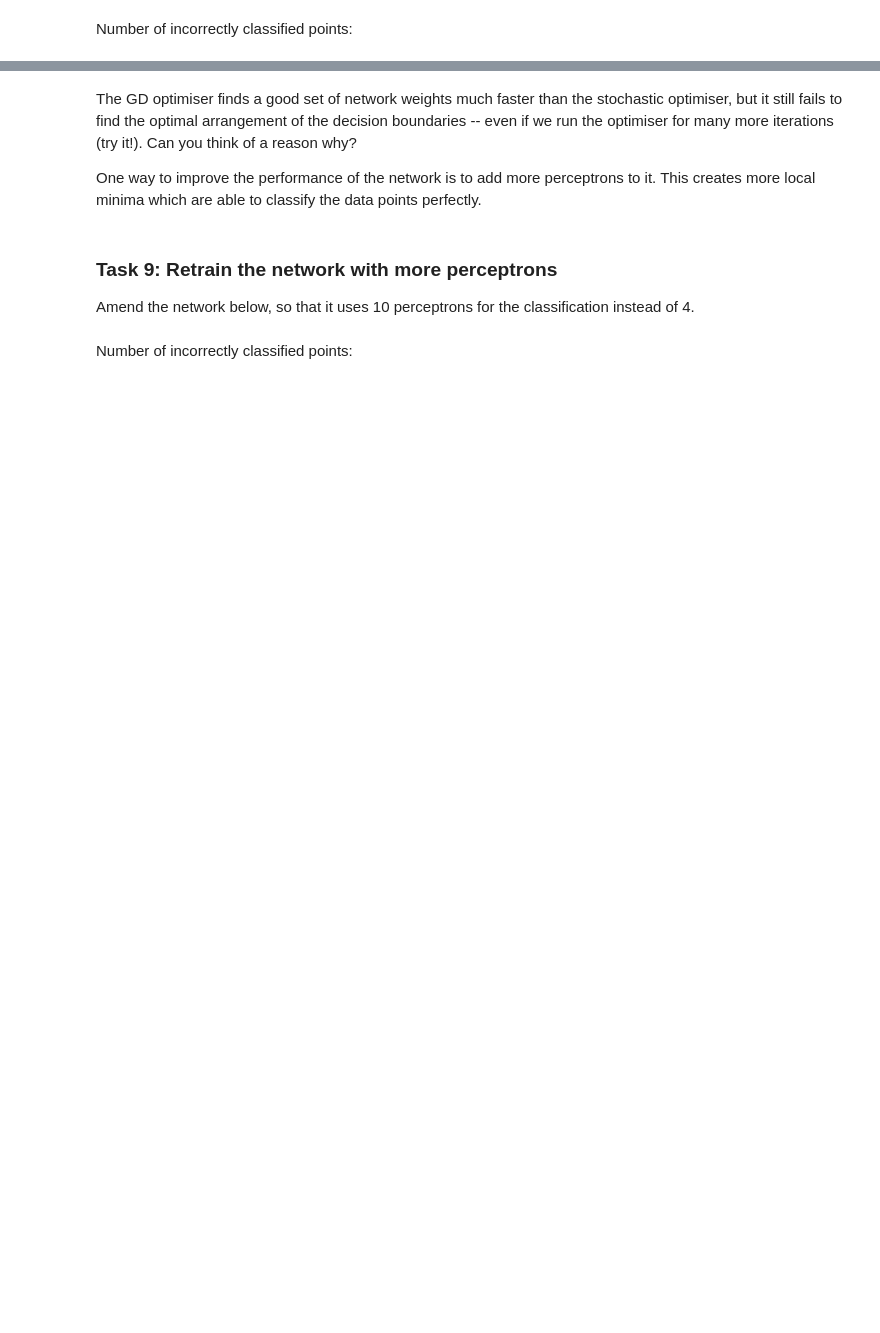
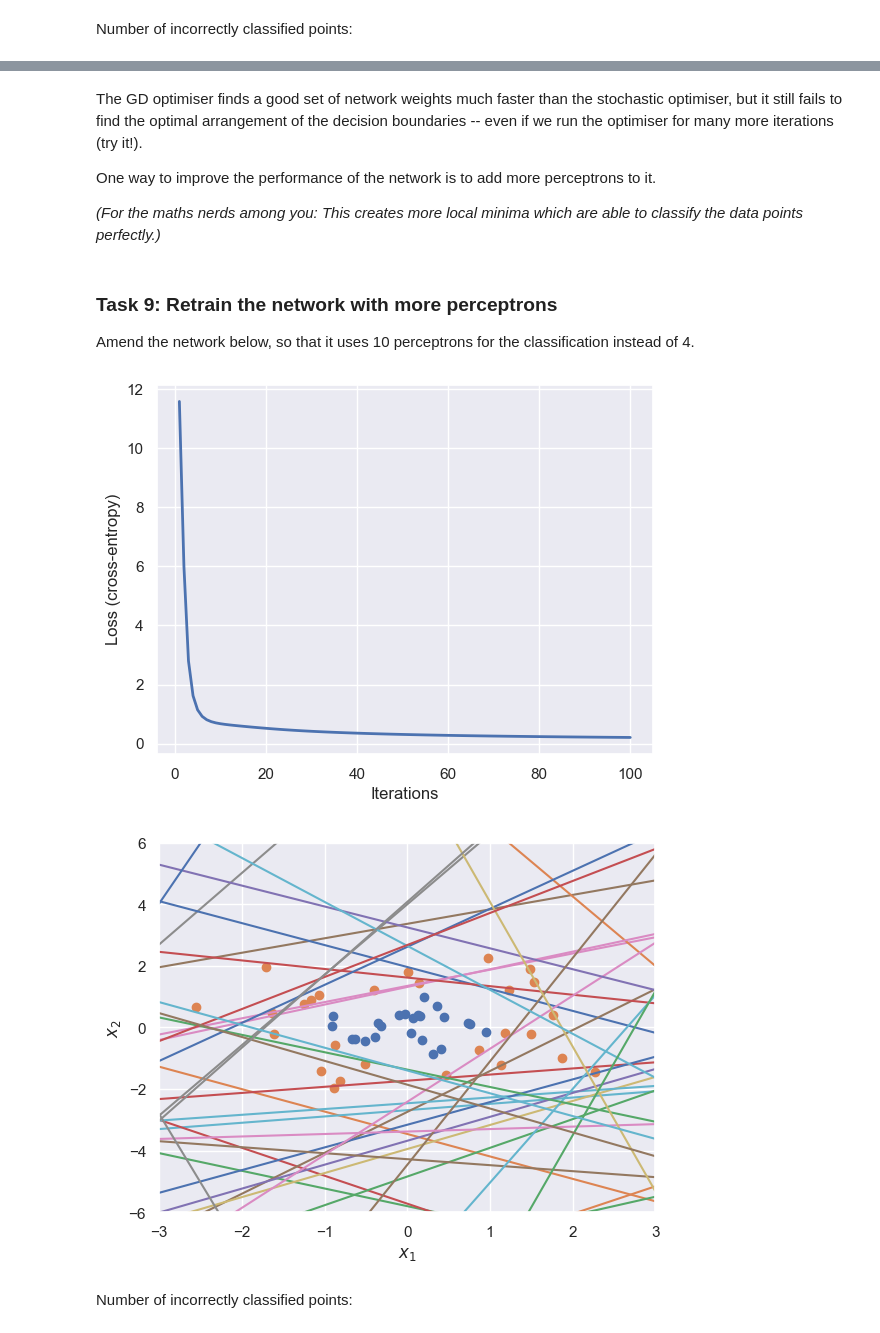
Before and after one commit to equinor/kai-edc2024-workshop, a Jupyter notebook: 1_introduction/notebook.ipynb, the cells around one changed output, grey strips where cells are left out. Cells and saved outputs as stored; diff of their text form; code cells hidden in the pictures; blank space fills up the shorter version.

Commit message:
make the maths simpler, add more examples

```diff
--- a/1_introduction/notebook.ipynb
+++ b/1_introduction/notebook.ipynb
@@ -55,6 +55,10 @@ def perceptron(x):
     weights = [0.2, -0.3, 0.9, 0.4, -0.9, -0.5]
 
     # TODO: Calculate y
+    y = 0
+    y = sum([xi * weights[i] for i, xi in enumerate(x)])
+    if y > 0:
+        y = 1
 
     return y
 # %% [markdown]
@@ -235,6 +280,7 @@ y[np.linalg.norm(X, axis=1) > 1] = 1
 
 def loss_function(weights):
     # TODO: Implement the loss function
+    loss = np.sum([y[i] * (1 - neural_network(X[i, :].reshape(2,1), weights)) for i in range(n_samples)]) + np.sum([(1 - y[i]) * neural_network(X[i, :].reshape(2,1), weights) for i in range(n_samples)])
 
     return loss
 # %% [markdown]
@@ -566,14 +642,16 @@ n_misclassified
 # %% [markdown]
-The GD optimiser finds a good set of network weights much faster than the stochastic optimiser, but it still fails to find the optimal arrangement of the decision boundaries -- even if we run the optimiser for many more iterations (try it!). Can you think of a reason why?
+The GD optimiser finds a good set of network weights much faster than the stochastic optimiser, but it still fails to find the optimal arrangement of the decision boundaries -- even if we run the optimiser for many more iterations (try it!).
 
-One way to improve the performance of the network is to add more perceptrons to it. This creates more local minima which are able to classify the data points perfectly.
+One way to improve the performance of the network is to add more perceptrons to it.
+
+*(For the maths nerds among you: This creates more local minima which are able to classify the data points perfectly.)*
 # %% [markdown]
 ### Task 9: Retrain the network with more perceptrons
 
 Amend the network below, so that it uses 10 perceptrons for the classification instead of 4.
 # %%
 # TODO: Set the number of perceptrons and execute the cell
-n_perceptrons =
+n_perceptrons = 50
 
 # Set up optimisation
 torch.manual_seed(8)
@@ -604,33 +682,36 @@ for epoch in range(n_iterations):
     optimiser.step()
 
     losses.append(loss.detach().numpy())
 
 # Visualise loss over time
 iterations = np.arange(1, n_iterations+1)
 plt.plot(iterations, losses, linewidth=2)
 plt.xlabel('Iterations')
 plt.ylabel('Loss (cross-entropy)')
 plt.show()
 
 # Visualise the learned classification
 plt.scatter(X[y==0, 0], X[y==0, 1])
 plt.scatter(X[y==1, 0], X[y==1, 1])
 
 # Reshape model weights
 weights = np.empty(n_perceptrons*3)
 bias = model.layer.bias.detach().numpy()
 weights = model.layer.weight.detach().numpy()
 
 x1 = np.linspace(-3, 3, 100)
 for idx in range(n_perceptrons):
     x2 = -(weights[idx, 0] * x1 + bias[idx]) / weights[idx, 1]
     plt.plot(x1, x2, linestyle='-')
 
 plt.xlim(-3, 3)
 plt.ylim(-6, 6)
 plt.xlabel(r'$x_1$')
 plt.ylabel(r'$x_2$')
 plt.show()
+# %% [output]
+[figure, added]
+[figure, added]
 # %% [markdown]
 Number of incorrectly classified points:
 # %%
```
Also changed, not shown: parts of 40 cells of this notebook, 2 other files.
